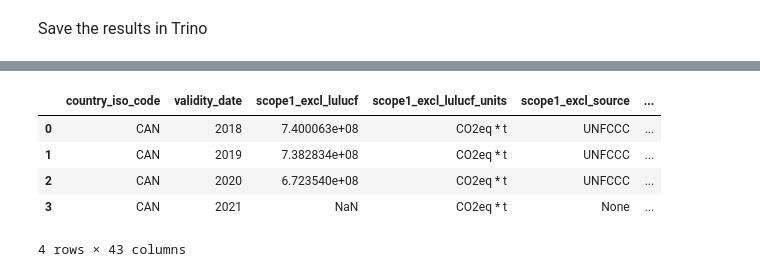
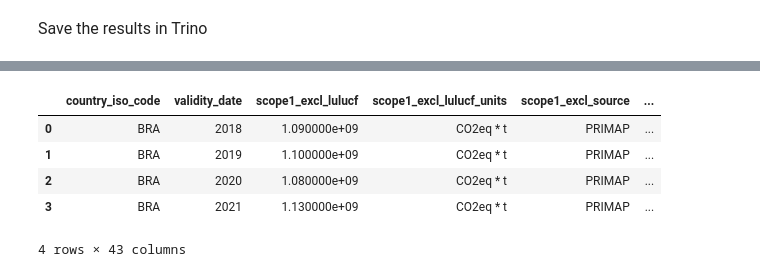
Before and after one commit to os-climate/PCAF-sovereign-footprint, a Jupyter notebook: notebooks/calc_total_sovereign_emissions.ipynb, the cells around one changed output, grey strips where cells are left out. Saved outputs shown, nothing was run; the diff lists cells and outputs as text; code cells hidden in the pictures.

Commit message:
PRIMAP and GDP data has been refreshed + some setting changes

```diff
--- a/notebooks/calc_total_sovereign_emissions.ipynb
+++ b/notebooks/calc_total_sovereign_emissions.ipynb
@@ -761,11 +779,11 @@ inserting 50 records
 # %%
 sql=f"""
-select * from {ingest_catalog}.{ingest_schema}.{ingest_table} where country_iso_code = 'CAN' and year > 2017 """
+select * from {ingest_catalog}.{ingest_schema}.{ingest_table} where country_iso_code = 'BRA' and year > 2017 """
 pd.read_sql(sql, engine)
 # %% [output]
 |  | country_iso_code | validity_date | scope1_excl_lulucf | scope1_excl_lulucf_units | scope1_excl_source | ... |
-| 0 | CAN | 2018 | 7.400063e+08 | CO2eq * t | UNFCCC | ... |
-| 1 | CAN | 2019 | 7.382834e+08 | CO2eq * t | UNFCCC | ... |
-| 2 | CAN | 2020 | 6.723540e+08 | CO2eq * t | UNFCCC | ... |
-| 3 | CAN | 2021 | NaN | CO2eq * t | None | ... |
+| 0 | BRA | 2018 | 1.090000e+09 | CO2eq * t | PRIMAP | ... |
+| 1 | BRA | 2019 | 1.100000e+09 | CO2eq * t | PRIMAP | ... |
+| 2 | BRA | 2020 | 1.080000e+09 | CO2eq * t | PRIMAP | ... |
+| 3 | BRA | 2021 | 1.130000e+09 | CO2eq * t | PRIMAP | ... |
 4 rows × 43 columns
```
Also changed, not shown: parts of 13 cells of this notebook, 6 other files.
